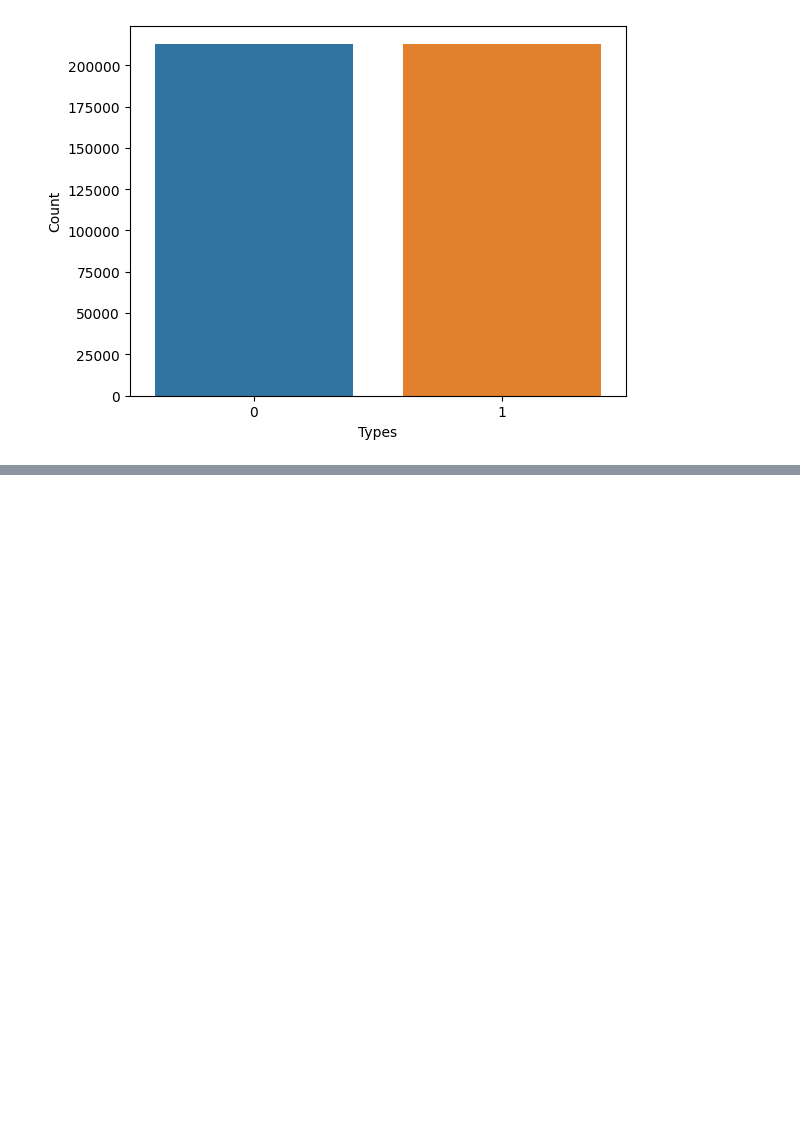
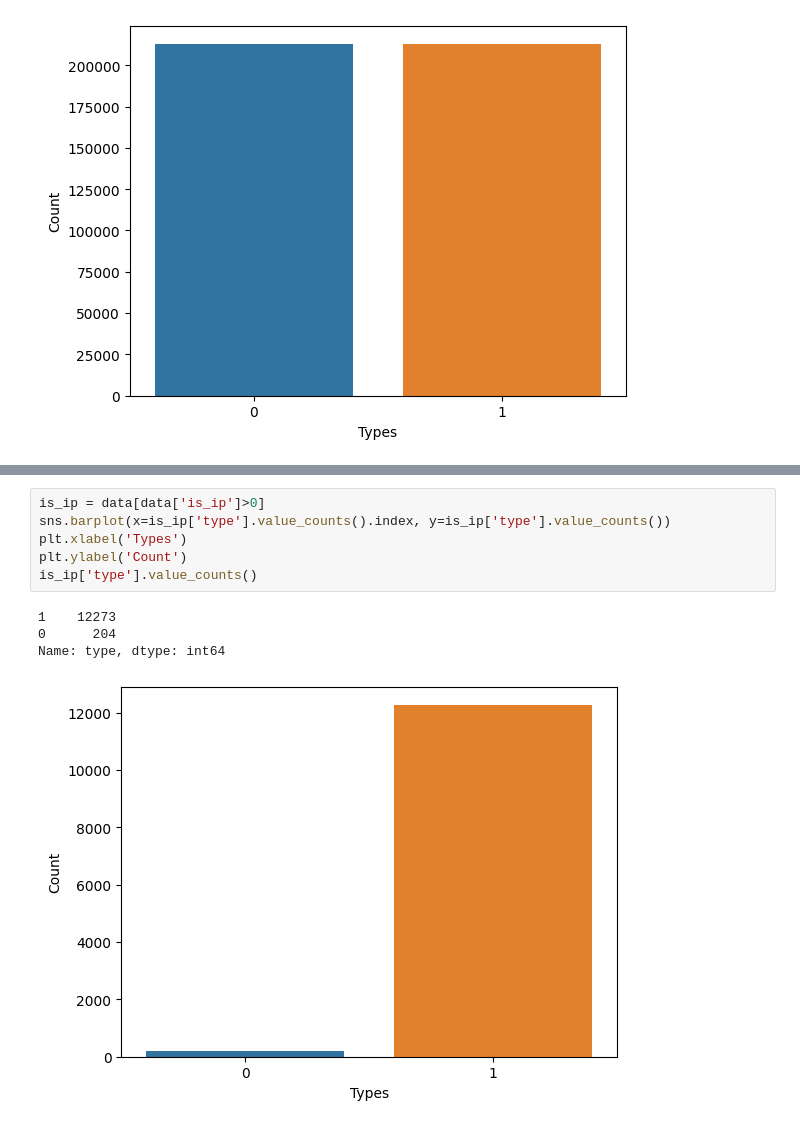
Before and after one commit to KarthikVajja/URLPhishingDetection, a Jupyter notebook: phishingDetection.ipynb, the cells around one changed output, grey strips where cells are left out. Drawn from its saved outputs; the diff is of its cells as text; blank space fills up the shorter version.

```diff
--- a/phishingDetection.ipynb
+++ b/phishingDetection.ipynb
@@ -473,0 +544,11 @@ Text(0, 0.5, 'Count')
+# %%
+is_ip = data[data['is_ip']>0]
+sns.barplot(x=is_ip['type'].value_counts().index, y=is_ip['type'].value_counts())
+plt.xlabel('Types')
+plt.ylabel('Count')
+is_ip['type'].value_counts()
+# %% [output]
+1    12273
+0      204
+Name: type, dtype: int64
+[figure, added]
```
Also changed, not shown: parts of 19 cells of this notebook.
